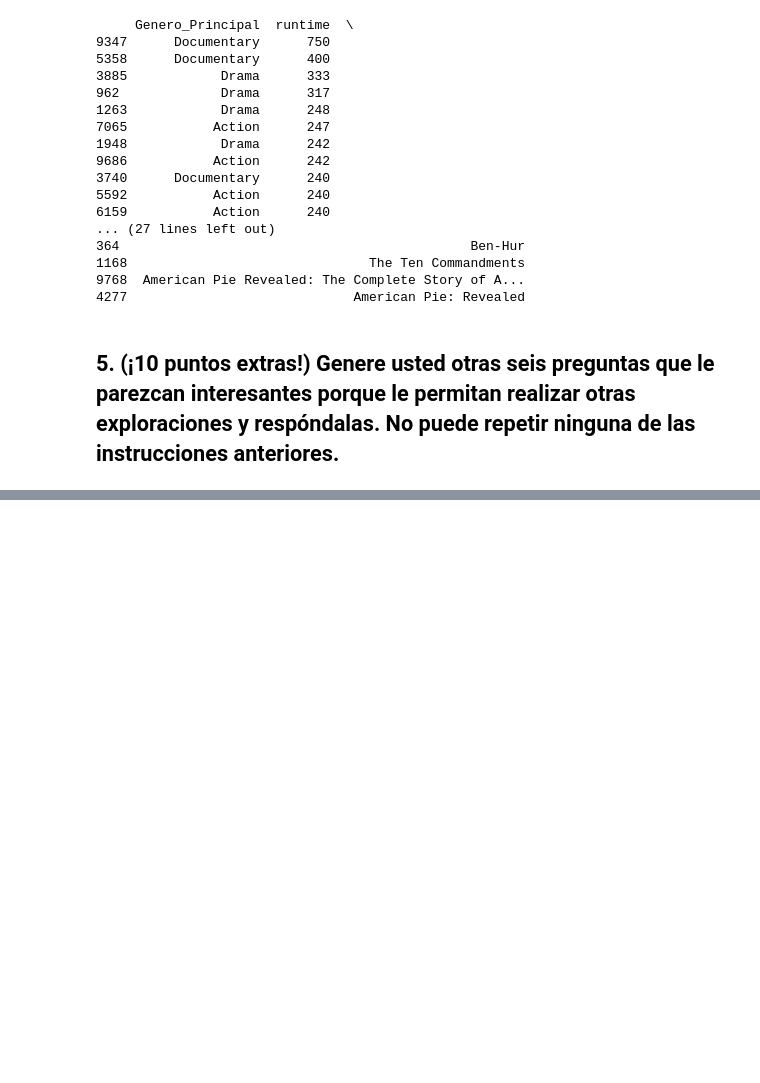
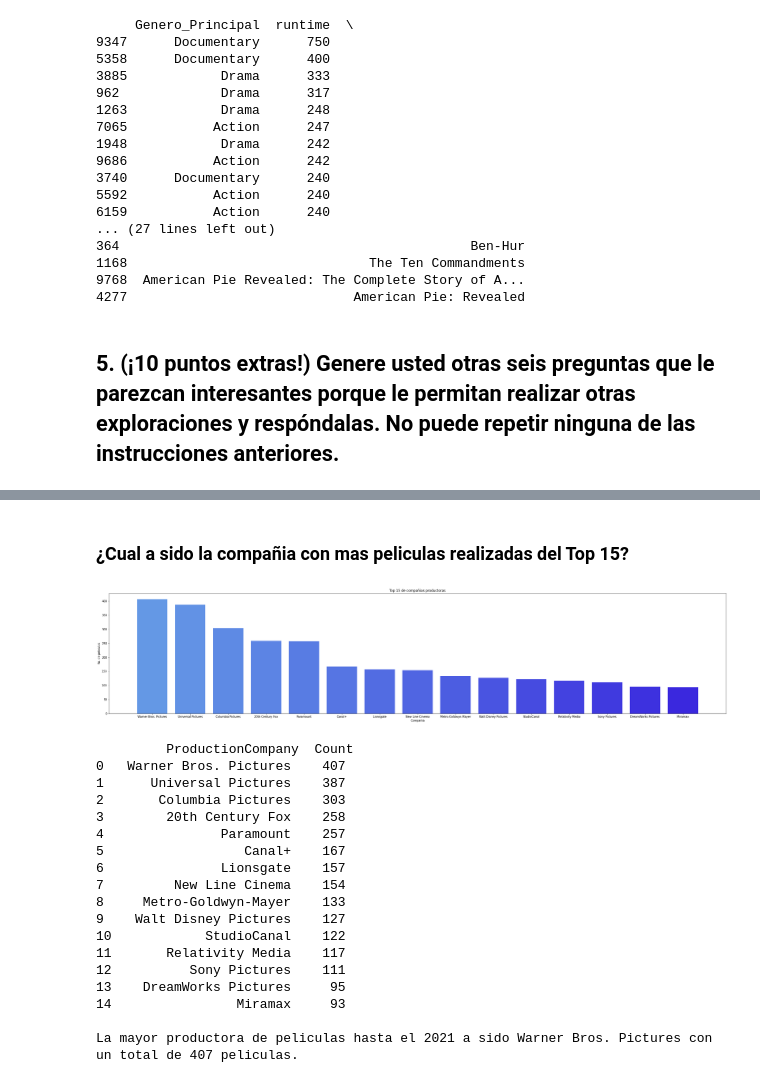
Before and after one commit to wsaldana/Miner-aHDT1, a Jupyter notebook: MineriaHDT1.ipynb, the cells around one changed output, grey strips where cells are left out. Drawn from its saved outputs; the diff is of its cells as text; code cells hidden in the pictures; blank space fills up the shorter version.

```diff
--- a/MineriaHDT1.ipynb
+++ b/MineriaHDT1.ipynb
@@ -333,0 +380,54 @@ print("Las peliculas con mayor duración pertenecen al genero de Documental")
+# %% [markdown]
+### ¿Cual a sido la compañia con mas peliculas realizadas del Top 15?
+# %%
+df = pd.read_csv('movies.csv', encoding='unicode_escape')
+df1 = df.productionCompany.value_counts().sort_values(ascending=False).reset_index()
+df2 = df1.rename(columns={"index": "ProductionCompany", "productionCompany": "Count"})
+
+companies_orig = list(df2['ProductionCompany'])
+companies_sep = []
+
+for i in range(0, len(companies_orig)):
+    names_list = companies_orig[i].split('|')
+    companies_sep.extend(names_list)
+
+df3 = pd.DataFrame(companies_sep, columns = ['CompanyName'])
+df3 = df3.CompanyName.value_counts().sort_values(ascending=False).reset_index().head(15)
+df3 = df3.rename(columns={"index": "ProductionCompany", "CompanyName": "Count"})
+
+colors = []
+g = 109
+
+for i in range(0, 16):
+    colors.append([0.137, (g-i*6.8)/255, 0.859, 0.7+i*0.014])
+
+plt.figure(figsize=(40,8))
+plt.bar(df3['ProductionCompany'], df3['Count'], color=colors)
+plt.title('Top 15 de compañias productoras')
+plt.xlabel('Compañia')
+plt.ylabel('No. de peliculas')
+plt.show()
+
+print('\n', df3, '\n')
+
+print('La mayor productora de peliculas hasta el 2021 a sido Warner Bros. Pictures con un total de 407 peliculas.')
+# %% [output]
+[figure, added]
+         ProductionCompany  Count
+0   Warner Bros. Pictures    407
+1      Universal Pictures    387
+2       Columbia Pictures    303
+3        20th Century Fox    258
+4               Paramount    257
+5                  Canal+    167
+6               Lionsgate    157
+7         New Line Cinema    154
+8     Metro-Goldwyn-Mayer    133
+9    Walt Disney Pictures    127
+10            StudioCanal    122
+11       Relativity Media    117
+12          Sony Pictures    111
+13    DreamWorks Pictures     95
+14                Miramax     93
+
+La mayor productora de peliculas hasta el 2021 a sido Warner Bros. Pictures con un total de 407 peliculas.
```
Also changed, not shown: parts of 2 cells of this notebook.
